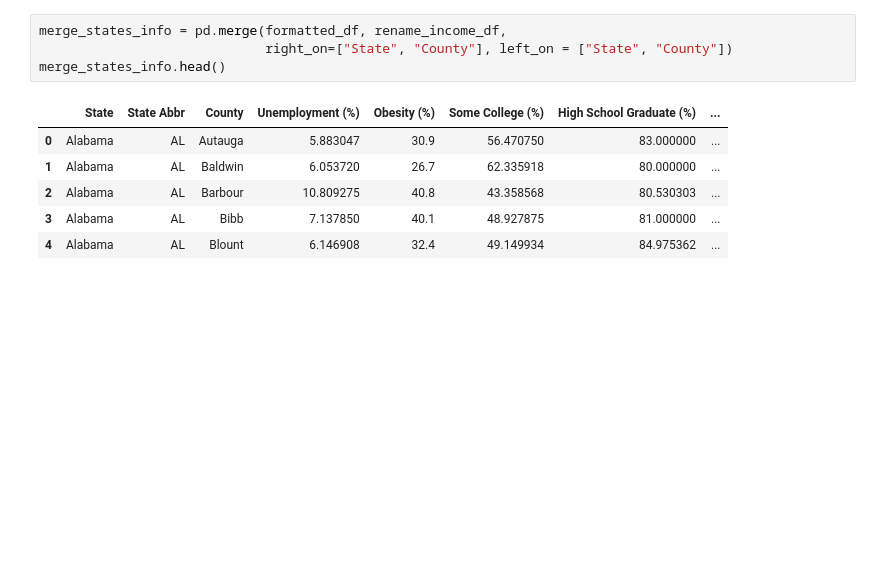
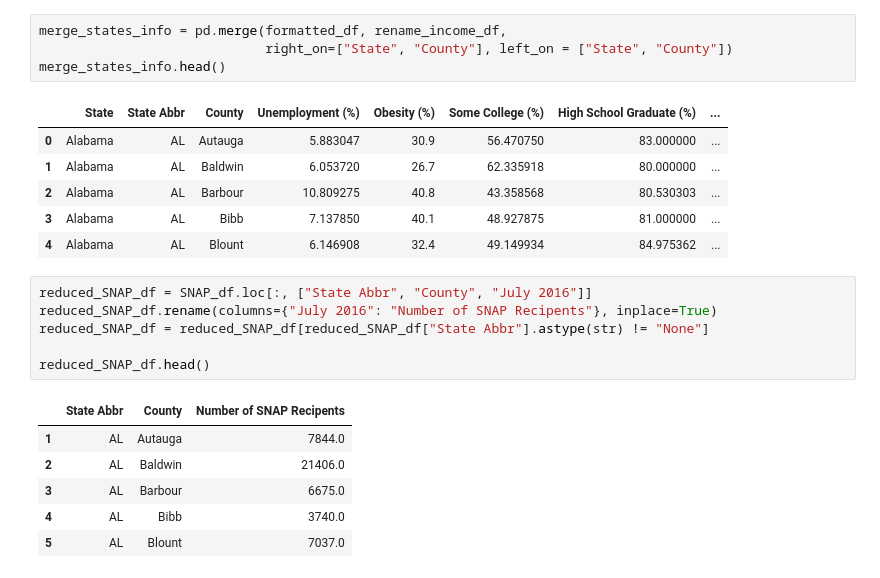
Before and after one commit to emilou1981/Group_Project_1, a Jupyter notebook: US County Obesity and Possible Linkages-Emily-Copy1.ipynb, the cells around one changed output. Saved outputs shown, nothing was run; the diff lists cells and outputs as text; blank space fills up the shorter version.

```diff
--- a/US County Obesity and Possible Linkages-Emily-Copy1.ipynb
+++ b/US County Obesity and Possible Linkages-Emily-Copy1.ipynb
@@ -147,3 +147,16 @@ merge_states_info.head()
 | 2 | Alabama | AL | Barbour | 10.809275 | 40.8 | 43.358568 | 80.530303 | ... |
 | 3 | Alabama | AL | Bibb | 7.137850 | 40.1 | 48.927875 | 81.000000 | ... |
 | 4 | Alabama | AL | Blount | 6.146908 | 32.4 | 49.149934 | 84.975362 | ... |
+# %%
+reduced_SNAP_df = SNAP_df.loc[:, ["State Abbr", "County", "July 2016"]]
+reduced_SNAP_df.rename(columns={"July 2016": "Number of SNAP Recipents"}, inplace=True)
+reduced_SNAP_df = reduced_SNAP_df[reduced_SNAP_df["State Abbr"].astype(str) != "None"]
+
+reduced_SNAP_df.head()
+# %% [output]
+|  | State Abbr | County | Number of SNAP Recipents |
+| 1 | AL | Autauga | 7844.0 |
+| 2 | AL | Baldwin | 21406.0 |
+| 3 | AL | Barbour | 6675.0 |
+| 4 | AL | Bibb | 3740.0 |
+| 5 | AL | Blount | 7037.0 |
```
Also changed, not shown: parts of 7 cells of this notebook, 2 other files.
